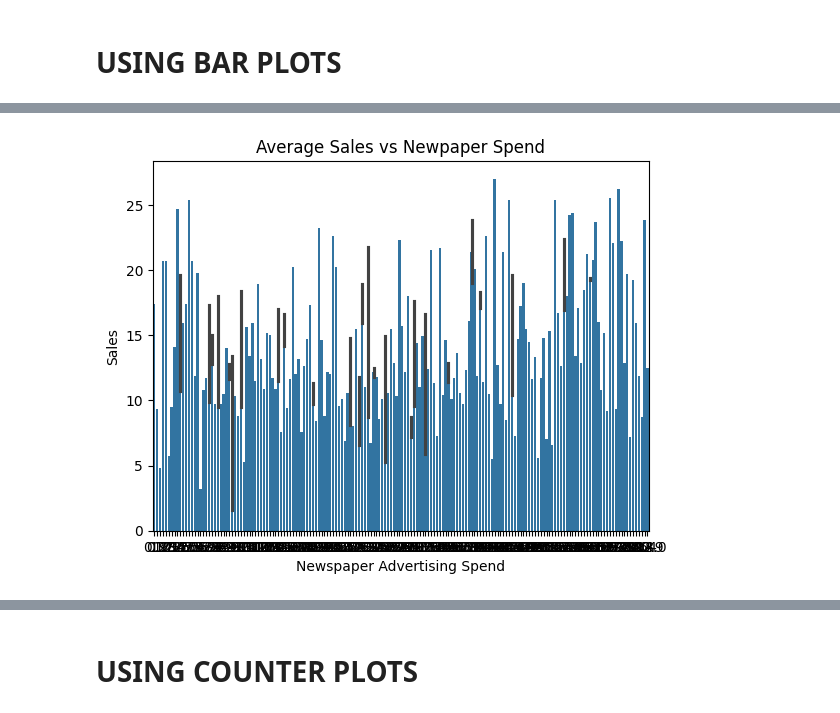
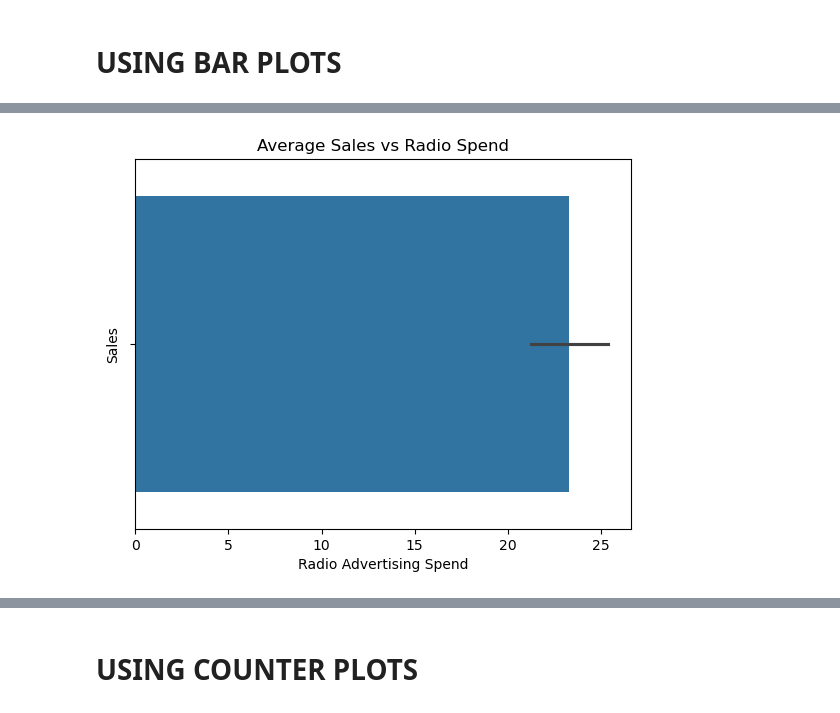
Before and after one commit to Soundharkass/DATA_SCIENCES-ML-DL-, a Jupyter notebook: soundhar_report1(PROJECT).ipynb, the cells around one changed output, grey strips where cells are left out. Saved outputs shown, nothing was run; the diff lists cells and outputs as text; code cells hidden in the pictures.

```diff
--- a/soundhar_report1(PROJECT).ipynb
+++ b/soundhar_report1(PROJECT).ipynb
@@ -355,8 +384,14 @@ plt.show()
-# %%
-sns.barplot(x="Newspaper", y="Sales", data=dt)
-plt.title("Average Sales vs Newpaper Spend")
-plt.xlabel("Newspaper Advertising Spend")
-plt.ylabel("Sales")
-plt.show()
-# %% [output]
-[figure, removed]
+# %%
+sns.barplot(x="Radio", data=dt)
+plt.title("Average Sales vs Radio Spend")
+plt.xlabel("Radio Advertising Spend")
+plt.ylabel("Sales")
+plt.show()
+
+#The Bars: The graph displays vertical rectangular bars where each bar represents a specific Radio Advertising Spend amount.
+#The Heights: The height of each bar shows the Average Sales generated by that specific radio spend.
+#Taller bars mean more sales; shorter bars mean fewer sales.
+#The Black Lines (Error Bars): Seaborn automatically draws a small, thin black line at the top of each bar.
+#This shows the spread or variation in your sales data for that specific spending amount.
+# %% [output]
+[figure, added]
```
Also changed, not shown: parts of 92 cells of this notebook.
